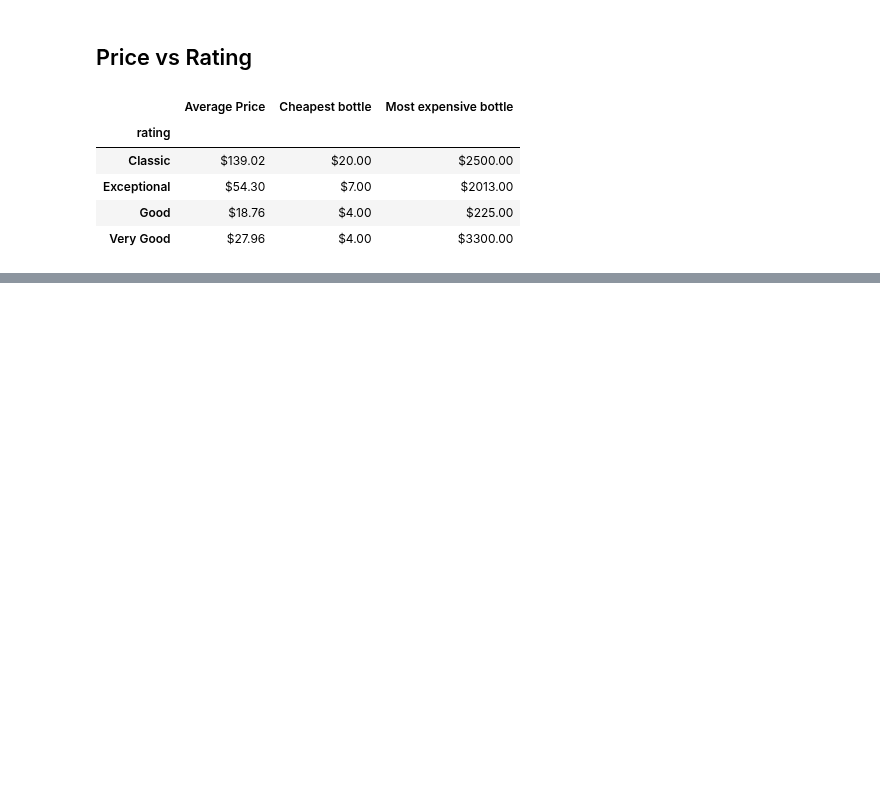
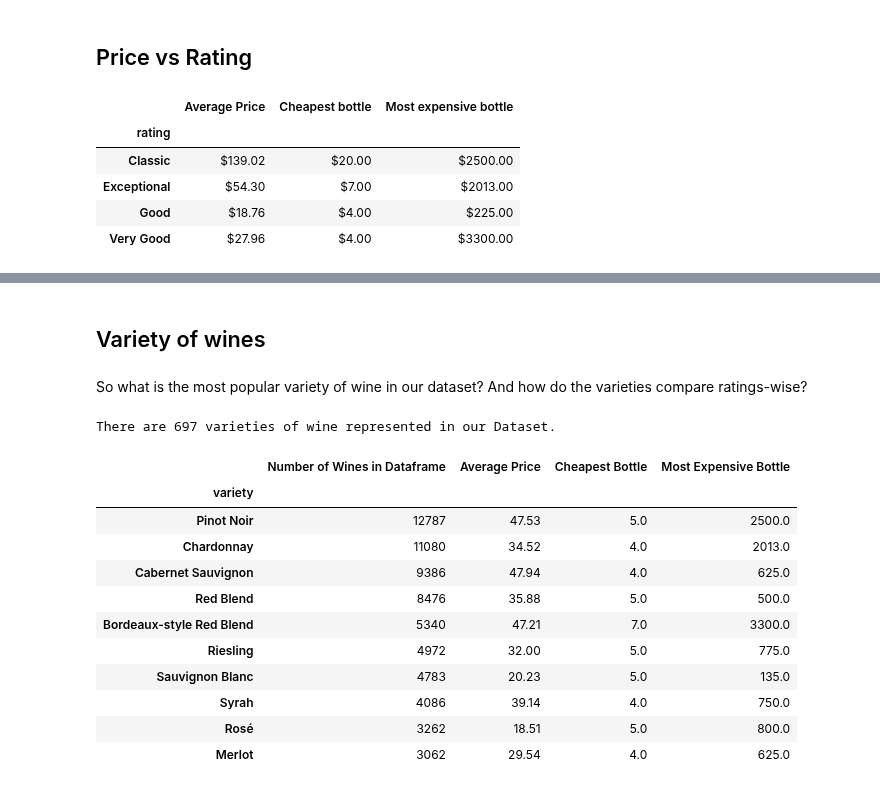
Before and after one commit to madengr00/PourTaste, a Jupyter notebook: Basic DataSet Information.ipynb, the cells around one changed output, grey strips where cells are left out. Drawn from its saved outputs; the diff is of its cells as text; code cells hidden in the pictures; blank space fills up the shorter version.

```diff
--- a/Basic DataSet Information.ipynb
+++ b/Basic DataSet Information.ipynb
@@ -164,2 +139,37 @@ Text(0,0.5,'Number of Wines')
+# %% [markdown]
+## Variety of wines
+# %% [markdown]
+So what is the most popular variety of wine in our dataset? And how do the varieties compare ratings-wise?
+# %%
+count_wine =wine_df["variety"].nunique()
+print(f"There are {count_wine} varieties of wine represented in our Dataset.")
+# %% [output]
+There are 697 varieties of wine represented in our Dataset.
+# %%
+minimized_variety_df = wine_df[["Unnamed: 0", "price", "points", "variety"]]
+variety_groups = minimized_variety_df.groupby(["variety"]).points.count()
+avg_price_variety = round(minimized_variety_df.groupby(["variety"]).price.mean(),2)
+min_price_variety = round(minimized_variety_df.groupby(["variety"]).price.min(),2)
+max_price_variety = round(minimized_variety_df.groupby(["variety"]).price.max(),2)
+
+variety_costs = pd.DataFrame({"Number of Wines in Dataframe" : variety_groups,
+                             "Average Price" : avg_price_variety,
+                             "Cheapest Bottle" : min_price_variety,
+                             "Most Expensive Bottle": max_price_variety})
+final_variety_df =variety_costs.sort_values("Number of Wines in Dataframe", ascending=False).head(10)
+final_variety_df
+# %% [output]
+|  | Number of Wines in Dataframe | Average Price | Cheapest Bottle | Most Expensive Bottle |
+| variety |  |  |  |  |
+| Pinot Noir | 12787 | 47.53 | 5.0 | 2500.0 |
+| Chardonnay | 11080 | 34.52 | 4.0 | 2013.0 |
+| Cabernet Sauvignon | 9386 | 47.94 | 4.0 | 625.0 |
+| Red Blend | 8476 | 35.88 | 5.0 | 500.0 |
+| Bordeaux-style Red Blend | 5340 | 47.21 | 7.0 | 3300.0 |
+| Riesling | 4972 | 32.00 | 5.0 | 775.0 |
+| Sauvignon Blanc | 4783 | 20.23 | 5.0 | 135.0 |
+| Syrah | 4086 | 39.14 | 4.0 | 750.0 |
+| Rosé | 3262 | 18.51 | 5.0 | 800.0 |
+| Merlot | 3062 | 29.54 | 4.0 | 625.0 |
 # %%
 # %% [output]
```
Also changed, not shown: parts of 6 cells of this notebook.
